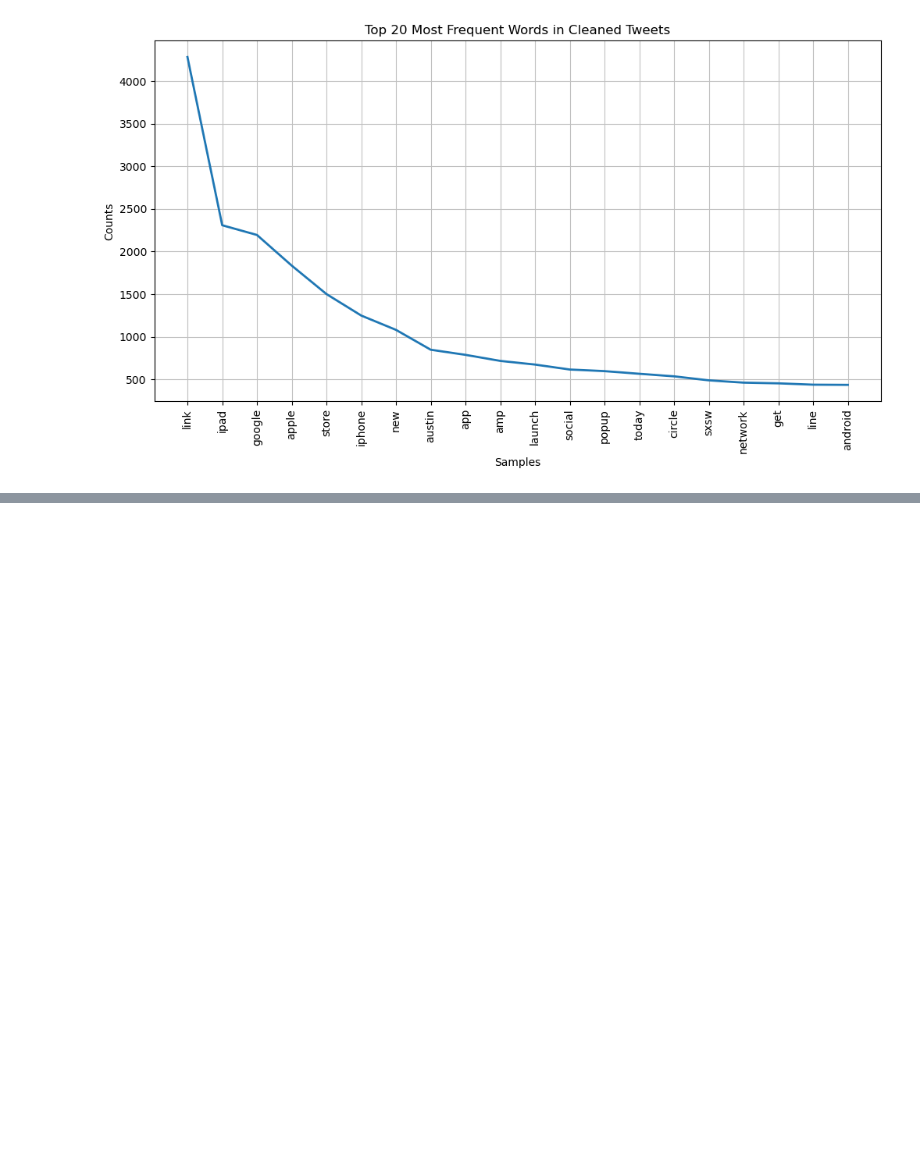
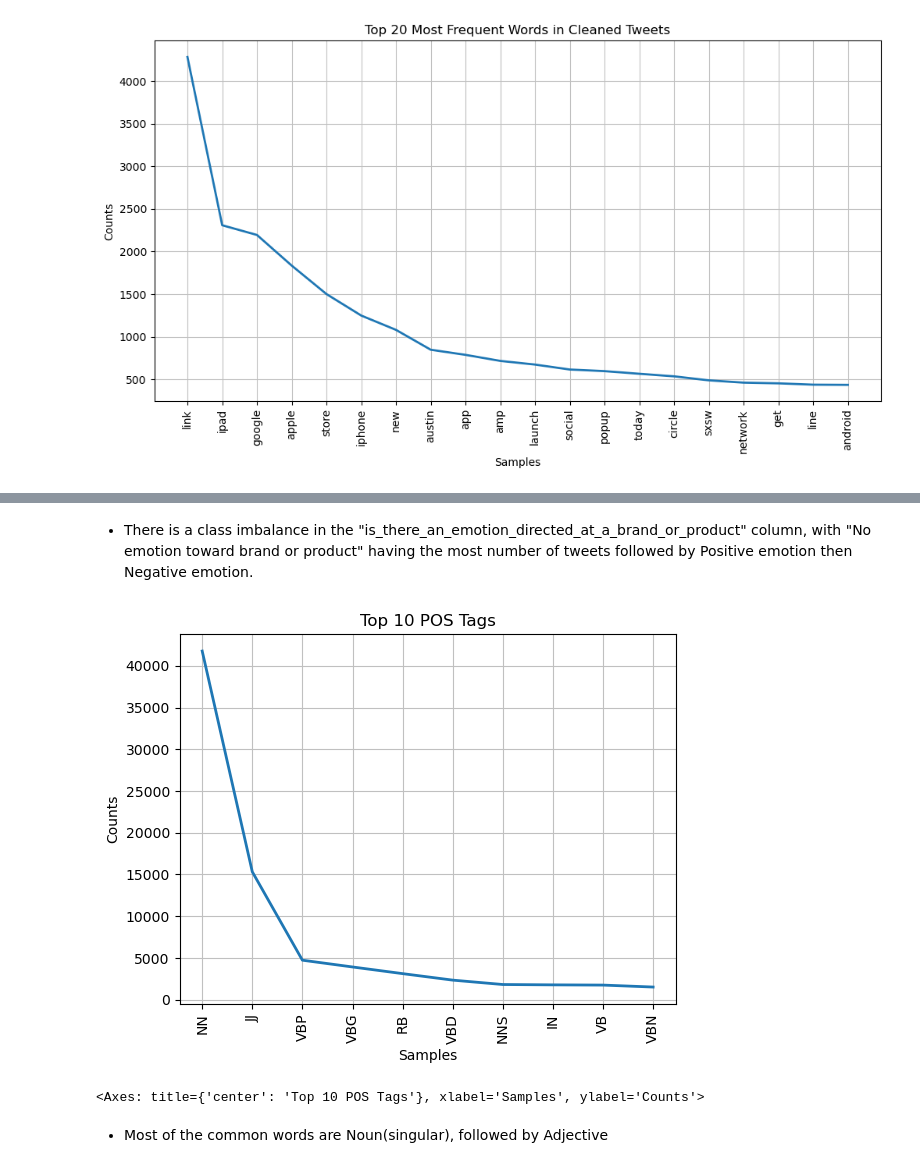
Before and after one commit to EAlmadi/Phase4_project, a Jupyter notebook: Untitled1.ipynb, the cells around one changed output, grey strips where cells are left out. Drawn from its saved outputs; the diff is of its cells as text; code cells hidden in the pictures; blank space fills up the shorter version.

```diff
--- a/Untitled1.ipynb
+++ b/Untitled1.ipynb
@@ -173,16 +187,16 @@ df["clean_tweet"] = df["tweet_text"].apply(preprocess_text)
 from nltk.probability import FreqDist
 import matplotlib.pyplot as plt
 
-# Combine all cleaned tweets
-all_words_clean = ' '.join(df['clean_tweet'].astype(str))
-tokens_clean = nltk.word_tokenize(all_words_clean)
+# Combines all cleaned tweets
+all_cleaned_words = ' '.join(df['cleaned_tweet'].astype(str))
+tokens_clean = nltk.word_tokenize(all_cleaned_words)
 
 # instantiate frequency distribution
-fdist_clean = FreqDist(tokens_clean)
+freqdist_clean = FreqDist(tokens_clean)
 
 # plot
 plt.figure(figsize=(12,6))
-fdist_clean.plot(20, title="Top 20 Most Frequent Words in Cleaned Tweets")
+freqdist_clean.plot(20, title="Top 20 Most Frequent Words in Cleaned Tweets")
 plt.show()
 # %% [output]
 [figure]
@@ -188,0 +235,13 @@ plt.show()
+# %% [markdown]
+* There is a class imbalance in the "is_there_an_emotion_directed_at_a_brand_or_product" column, with "No emotion toward brand or product" having
+the most number of tweets followed by Positive emotion then Negative emotion.
+# %%
+# Part-of-Speech (POS) Tagging
+pos_tags = nltk.pos_tag(tokens_clean)
+pos_counts = nltk.FreqDist(tag for (word, tag) in pos_tags)
+pos_counts.plot(10, title="Top 10 POS Tags")
+# %% [output]
+[figure, added]
+<Axes: title={'center': 'Top 10 POS Tags'}, xlabel='Samples', ylabel='Counts'>
+# %% [markdown]
+* Most of the common words are Noun(singular), followed by Adjective
```
Also changed, not shown: parts of 10 cells of this notebook.
